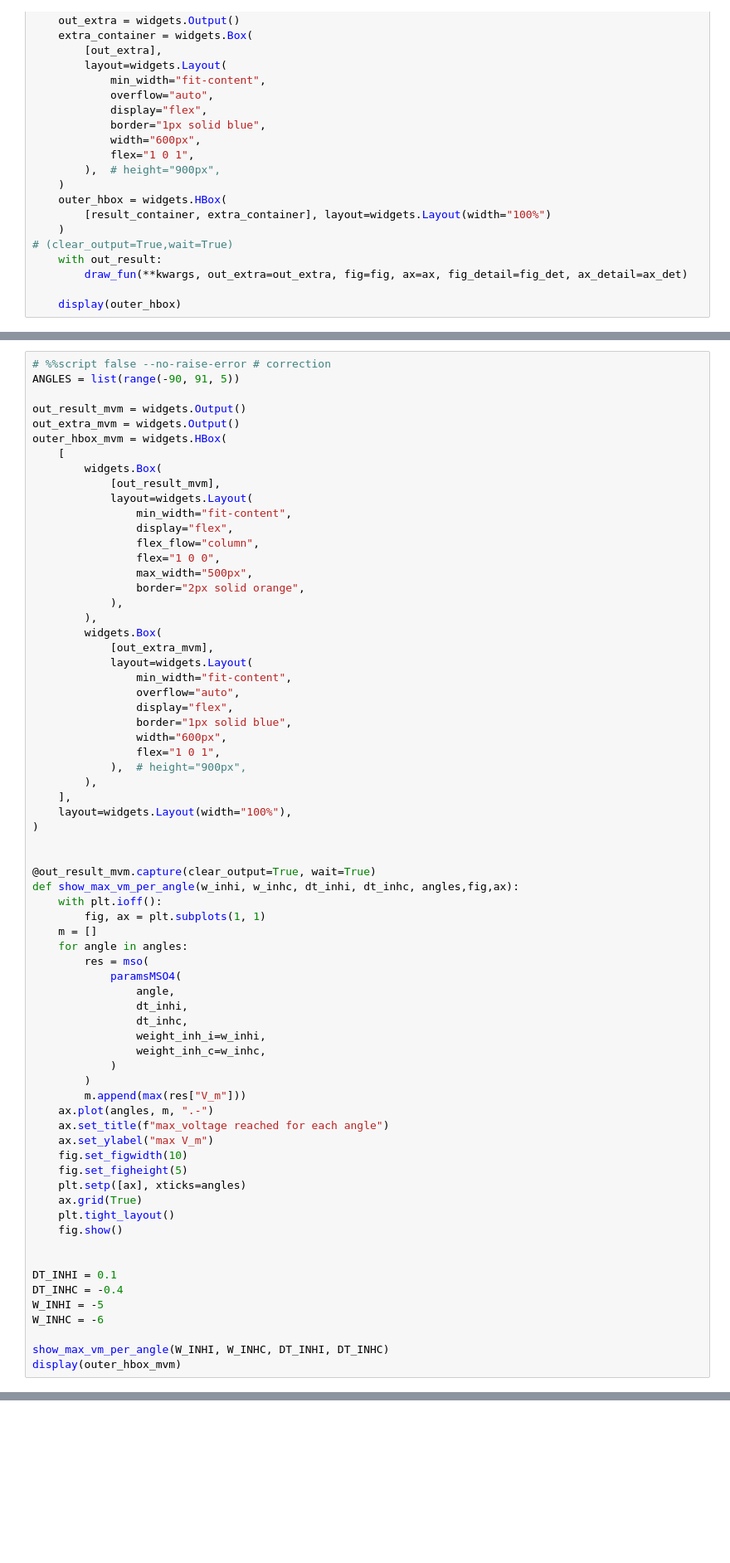
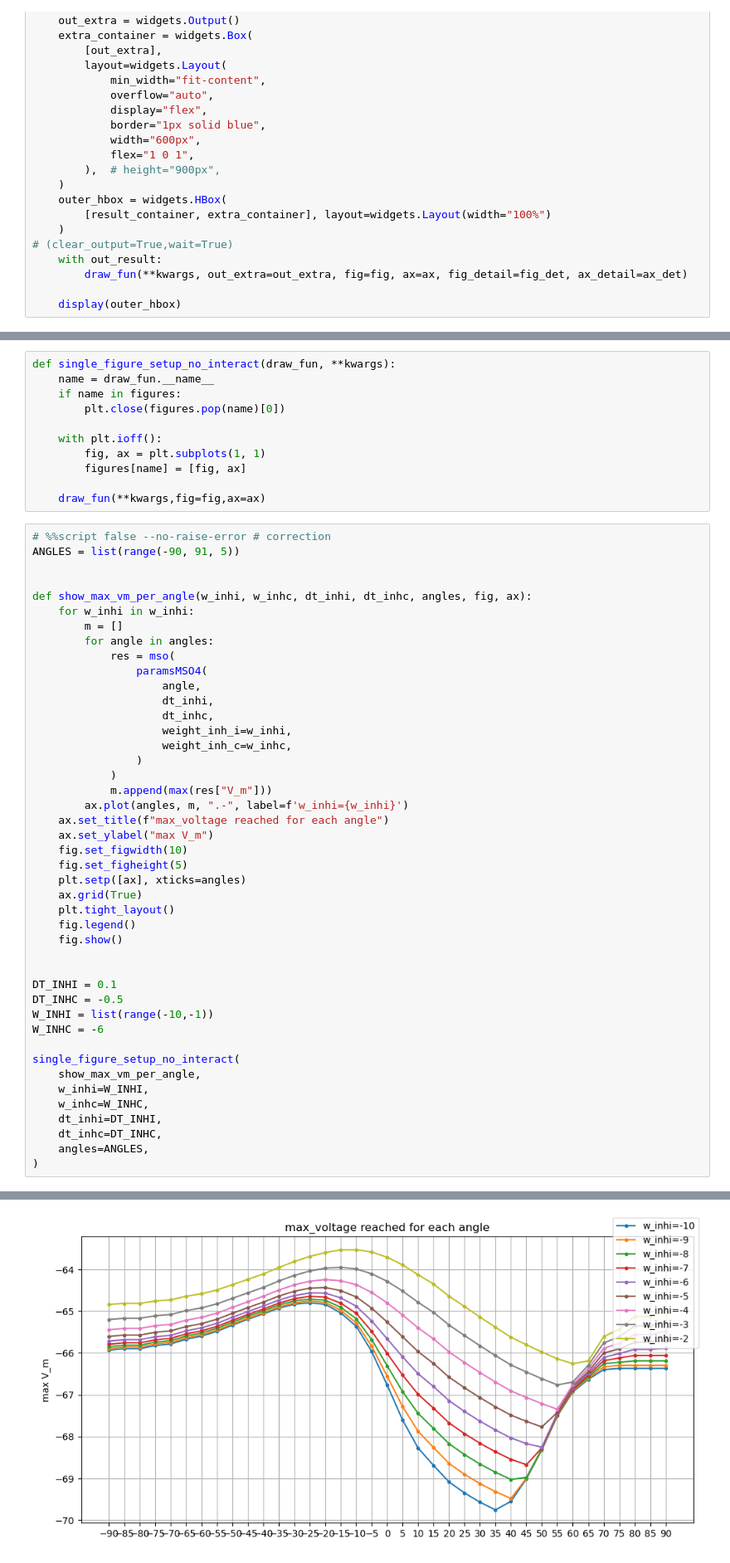
Before and after one commit to pollomarzo/polithesis, a Jupyter notebook: src/explore_MSO_myoga.ipynb, the cells around one changed output, grey strips where cells are left out. Shown at 83% size. Saved outputs shown, nothing was run; the diff lists cells and outputs as text; blank space fills up the shorter version.

Commit message:
implemented max_voltage for each angle plot

```diff
--- a/src/explore_MSO_myoga.ipynb
+++ b/src/explore_MSO_myoga.ipynb
@@ -810,58 +807,37 @@ DT_INHC = -0.4
 double_figure_setup(show_winh_impact_on_best_itd, dt_inhi=DT_INHI, dt_inhc=DT_INHC)
 # %% [output]
 HBox(children=(Box(children=(Output(),), layout=Layout(border_bottom='2px solid orange', border_left='2px soli…
+# %%
+def single_figure_setup_no_interact(draw_fun, **kwargs):
+    name = draw_fun.__name__
+    if name in figures:
+        plt.close(figures.pop(name)[0])
+
+    with plt.ioff():
+        fig, ax = plt.subplots(1, 1)
+        figures[name] = [fig, ax]
+
+    draw_fun(**kwargs,fig=fig,ax=ax)
 # %%
 # %%script false --no-raise-error # correction
 ANGLES = list(range(-90, 91, 5))
 
-out_result_mvm = widgets.Output()
-out_extra_mvm = widgets.Output()
-outer_hbox_mvm = widgets.HBox(
-    [
-        widgets.Box(
-            [out_result_mvm],
-            layout=widgets.Layout(
-                min_width="fit-content",
-                display="flex",
-                flex_flow="column",
-                flex="1 0 0",
-                max_width="500px",
-                border="2px solid orange",
-            ),
-        ),
-        widgets.Box(
-            [out_extra_mvm],
-            layout=widgets.Layout(
-                min_width="fit-content",
-                overflow="auto",
-                display="flex",
-                border="1px solid blue",
-                width="600px",
-                flex="1 0 1",
-            ),  # height="900px",
-        ),
-    ],
-    layout=widgets.Layout(width="100%"),
-)
 
-
-@out_result_mvm.capture(clear_output=True, wait=True)
-def show_max_vm_per_angle(w_inhi, w_inhc, dt_inhi, dt_inhc, angles,fig,ax):
-    with plt.ioff():
-        fig, ax = plt.subplots(1, 1)
-    m = []
-    for angle in angles:
-        res = mso(
-            paramsMSO4(
-                angle,
-                dt_inhi,
-                dt_inhc,
-                weight_inh_i=w_inhi,
-                weight_inh_c=w_inhc,
+def show_max_vm_per_angle(w_inhi, w_inhc, dt_inhi, dt_inhc, angles, fig, ax):
+    for w_inhi in w_inhi:
+        m = []
+        for angle in angles:
+            res = mso(
+                paramsMSO4(
+                    angle,
+                    dt_inhi,
+                    dt_inhc,
+                    weight_inh_i=w_inhi,
+                    weight_inh_c=w_inhc,
+                )
             )
-        )
-        m.append(max(res["V_m"]))
-    ax.plot(angles, m, ".-")
+            m.append(max(res["V_m"]))
+        ax.plot(angles, m, ".-", label=f'w_inhi={w_inhi}')
     ax.set_title(f"max_voltage reached for each angle")
     ax.set_ylabel("max V_m")
     fig.set_figwidth(10)
@@ -869,14 +845,21 @@ def show_max_vm_per_angle(w_inhi, w_inhc, dt_inhi, dt_inhc, angles,fig,ax):
     plt.setp([ax], xticks=angles)
     ax.grid(True)
     plt.tight_layout()
+    fig.legend()
     fig.show()
 
 
 DT_INHI = 0.1
-DT_INHC = -0.4
-W_INHI = -5
+DT_INHC = -0.5
+W_INHI = list(range(-10,-1))
 W_INHC = -6
 
-show_max_vm_per_angle(W_INHI, W_INHC, DT_INHI, DT_INHC)
-display(outer_hbox_mvm)
+single_figure_setup_no_interact(
+    show_max_vm_per_angle,
+    w_inhi=W_INHI,
+    w_inhc=W_INHC,
+    dt_inhi=DT_INHI,
+    dt_inhc=DT_INHC,
+    angles=ANGLES,
+)
 # %% [output]
@@ -883,0 +866 @@ HBox(children=(Box(children=(Output(),), layout=Layout(border_bottom='2px solid
+[figure, added]
```
Also changed, not shown: parts of 2 cells of this notebook.
